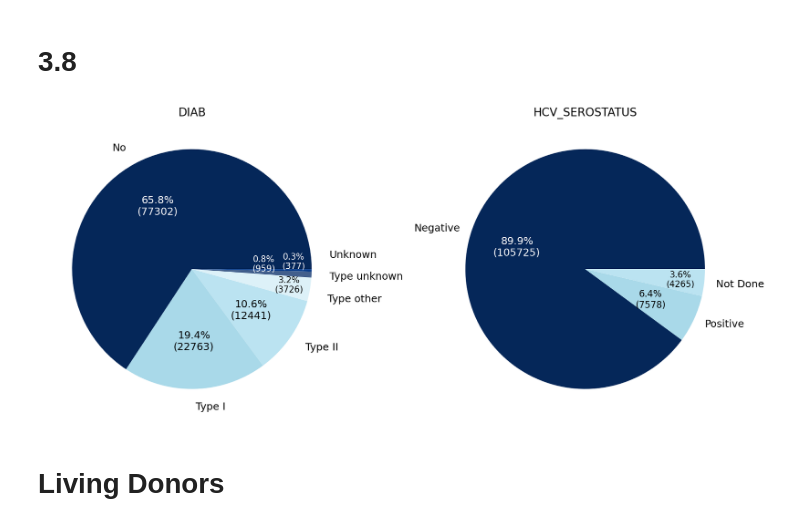
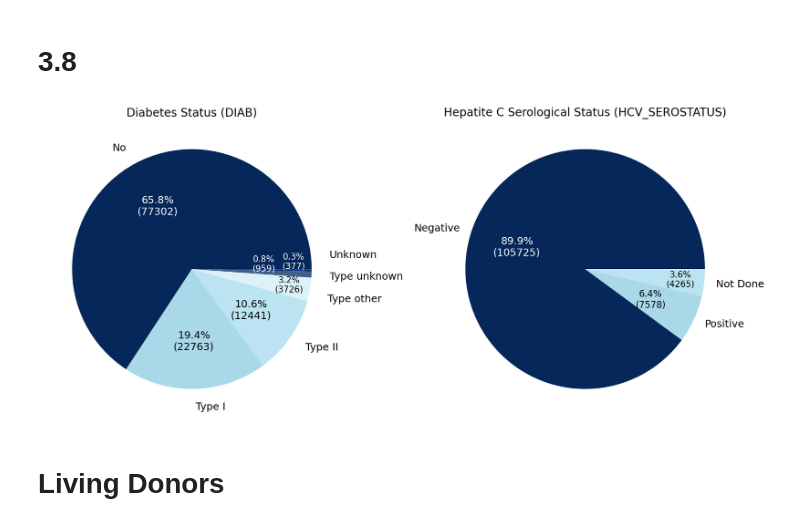
Before and after one commit to krllstdn/BachelorProject, a Jupyter notebook: Code/data_analysis.ipynb, the cells around one changed output. Drawn from its saved outputs; the diff is of its cells as text; code cells hidden in the pictures.

```diff
--- a/Code/data_analysis.ipynb
+++ b/Code/data_analysis.ipynb
@@ -394,22 +615,7 @@ title_fontsize = 20
 
 
 fig, (ax2, ax3) = plt.subplots(1, 2, figsize=(18, 9))
-# fig, (ax1, ax2, ax3) = plt.subplots(1, 3, figsize=(18, 9))
 
-
-# Plot on the  onst sufirst
-# gender = deceased["GENDER"].value_counts()
-# wedges1, texts1, autotexts1 = ax1.pie(
-#     gender,
-#     labels=get_deceased_cat_feature_values("GENDER"),
-#     autopct=lambda pct: custom_autopct(pct, gender),
-#     textprops={"fontsize": fontsize},
-#     colors=colors,
-# )
-# ax1.set_title("GENDER", fontsize=title_fontsize)
-
-# Plot on the se# Plot on the second subplot
-# cond subplot
 diab = deceased["DIAB"].value_counts()
 patches2, texts2, autotexts2 = ax2.pie(
     diab,
@@ -422,7 +628,7 @@ patches2, texts2, autotexts2 = ax2.pie(
 texts2[-1]._y = 0.12
 texts2[-2]._y = -0.06
 texts2[-3]._y = -0.25
-ax2.set_title("DIAB", fontsize=title_fontsize)
+ax2.set_title("Diabetes Status (DIAB)", fontsize=title_fontsize)
 
 hcv = deceased["HCV_SEROSTATUS"].value_counts()
 hcv_labels = list(get_deceased_cat_feature_values("HCV_SEROSTATUS"))[:-1]
@@ -433,59 +639,55 @@ patches3, texts3, autotexts3 = ax3.pie(
     textprops={"fontsize": fontsize},
     colors=colors,
 )
-ax3.set_title("HCV_SEROSTATUS", fontsize=title_fontsize)
+ax3.set_title("Hepatite C Serological Status (HCV_SEROSTATUS)", fontsize=title_fontsize)
 
-# for i, autotext in enumerate(autotexts1):
-#     if i == 0:
-#         autotext.set_color("white")
 for i, autotext in enumerate(autotexts2):
     if i == 0:
         autotext.set_color("white")
-    elif i == len(autotexts2) - 1:  # Last category
+    elif i == len(autotexts2) - 1:
         autotext.set_color("white")
         autotext.set_fontsize(15)
         autotext.set_position(
-            (autotext.get_position()[0]+0.25, autotext.get_position()[1]+0.07)
+            (autotext.get_position()[0] + 0.25, autotext.get_position()[1] + 0.07)
         )
-    elif i == len(autotexts2) - 2:  # Last category
+    elif i == len(autotexts2) - 2:
         autotext.set_color("white")
         autotext.set_fontsize(15)
         autotext.set_position(
-            (autotext.get_position()[0], autotext.get_position()[1]+0.07)
+            (autotext.get_position()[0], autotext.get_position()[1] + 0.07)
         )
-    elif i == len(autotexts2) - 3:  # Last category
-        # autotext.set_color("white")
+    elif i == len(autotexts2) - 3:
+
         autotext.set_fontsize(15)
         autotext.set_position(
-            (autotext.get_position()[0]+0.22, autotext.get_position()[1]-0.03)
+            (autotext.get_position()[0] + 0.22, autotext.get_position()[1] - 0.03)
         )
 for i, autotext in enumerate(autotexts3):
     if i == 0:
         autotext.set_color("white")
     elif i == 1:
-    # else:
         autotext.set_fontsize(16)
-        (autotext.get_position()[0]+0.2, autotext.get_position()[1]-0.01)
-    elif i == len(autotexts3) - 1:  # Last category
-        # autotext.set_color("white")
+        (autotext.get_position()[0] + 0.2, autotext.get_position()[1] - 0.01)
+    elif i == len(autotexts3) - 1:
+
         autotext.set_fontsize(15)
         autotext.set_position(
-            (autotext.get_position()[0]+0.2, autotext.get_position()[1]-0.02)
+            (autotext.get_position()[0] + 0.2, autotext.get_position()[1] - 0.02)
         )
-    elif i == len(autotexts3) - 2:  # Last category
-        # autotext.set_color("white")
+    elif i == len(autotexts3) - 2:
+
         autotext.set_fontsize(15)
         autotext.set_position(
-            (autotext.get_position()[0]+0.2, autotext.get_position()[1]-0.02)
+            (autotext.get_position()[0] + 0.2, autotext.get_position()[1] - 0.02)
         )
 
 path = "../Thesis/Images/EDA/"
-plt.savefig(path + "diab-hcv-deceased-pie.pdf", bbox_inches='tight')
+plt.savefig(path + "diab-hcv-deceased-pie.pdf", bbox_inches="tight")
 
 plt.tight_layout()
 plt.show()
 # %% [output]
-[figure, old version]
+[figure, new version]
 # %%
 # deceased['DIAB'].value_counts().plot(kind="pie", autopct='%1.1f%%', textprops={'fontsize': 10}, figsize=(12, 12))
 # %% [markdown]
```
Also changed, not shown: parts of 46 cells of this notebook, 14 other files.
